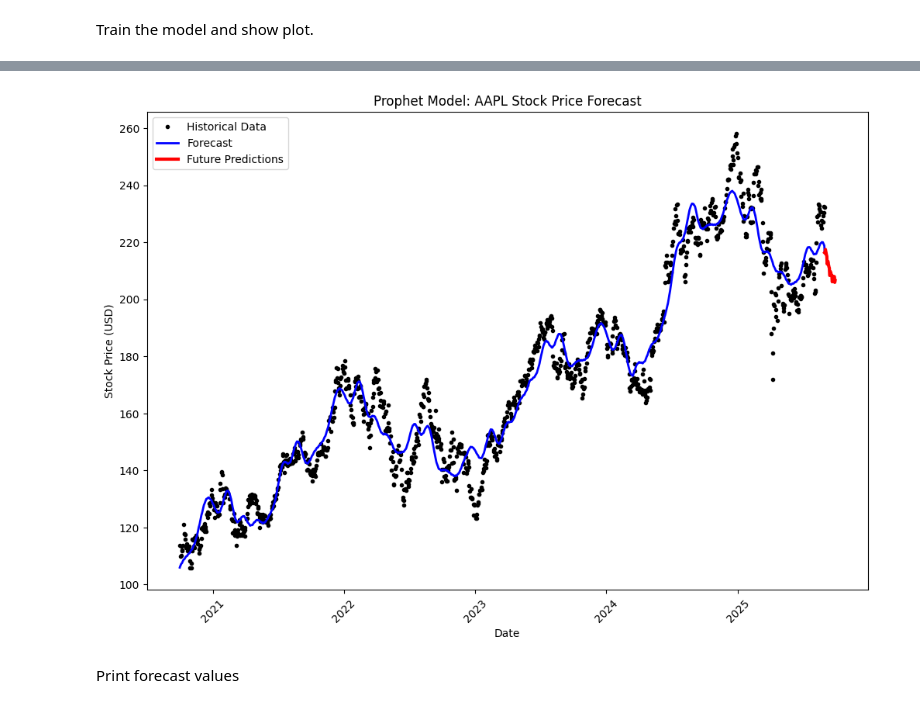
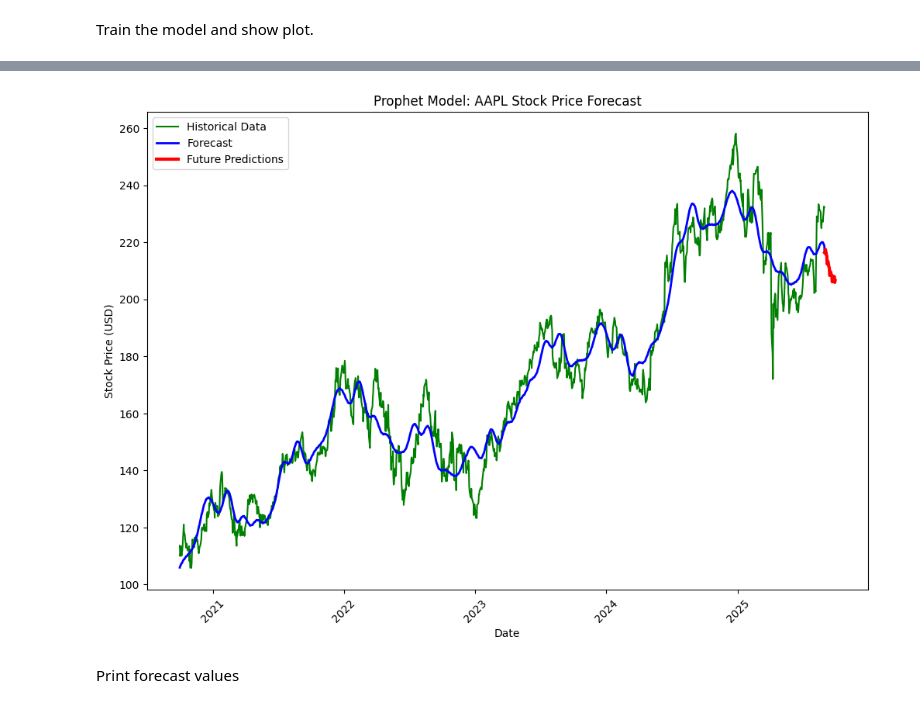
Before and after one commit to rashedulemon/TSF_Stock_Prices, a Jupyter notebook: src/main.ipynb, the cells around one changed output, grey strips where cells are left out. Drawn from its saved outputs; the diff is of its cells as text; code cells hidden in the pictures.

```diff
--- a/src/main.ipynb
+++ b/src/main.ipynb
@@ -303,7 +305,7 @@ import matplotlib.pyplot as plt
 
 fig, ax = plt.subplots(figsize=(12, 8))
 
-ax.plot(df_prophet['ds'], df_prophet['y'], 'ko', markersize=3, label='Historical Data')
+ax.plot(df_prophet['ds'], df_prophet['y'], 'g-', markersize=3, label='Historical Data')
 
 ax.plot(forecast['ds'], forecast['yhat'], 'b-', linewidth=2, label='Forecast')
 
@@ -324,4 +326,4 @@ plt.show()
-[figure, old version]
+[figure, new version]
 # %% [markdown]
 Print forecast values
 # %%
```
Also changed, not shown: parts of 2 cells of this notebook.
